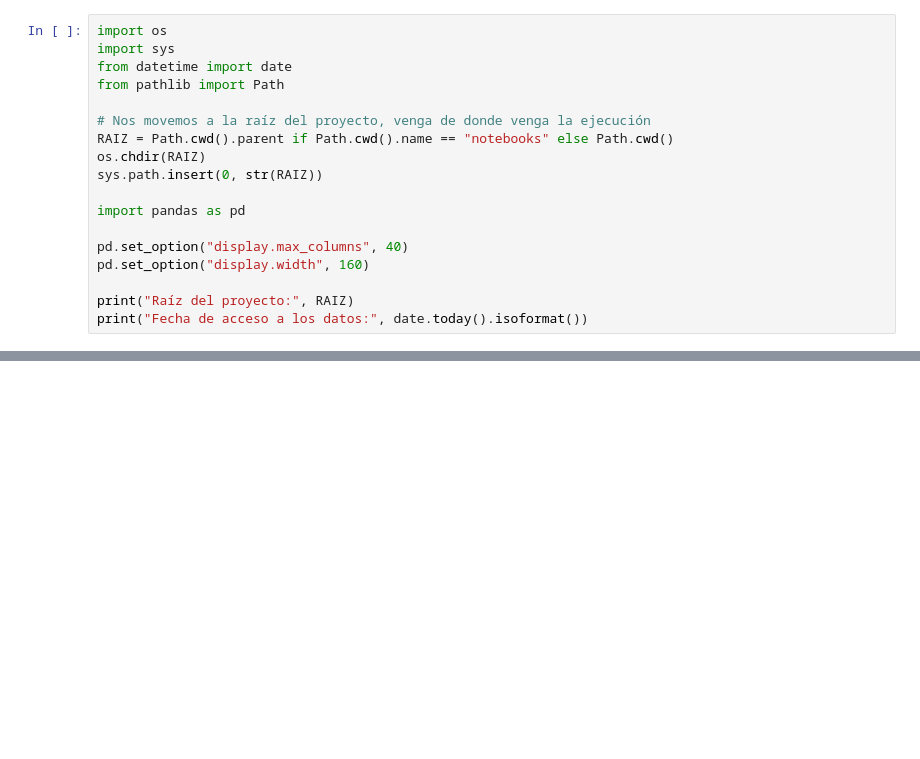
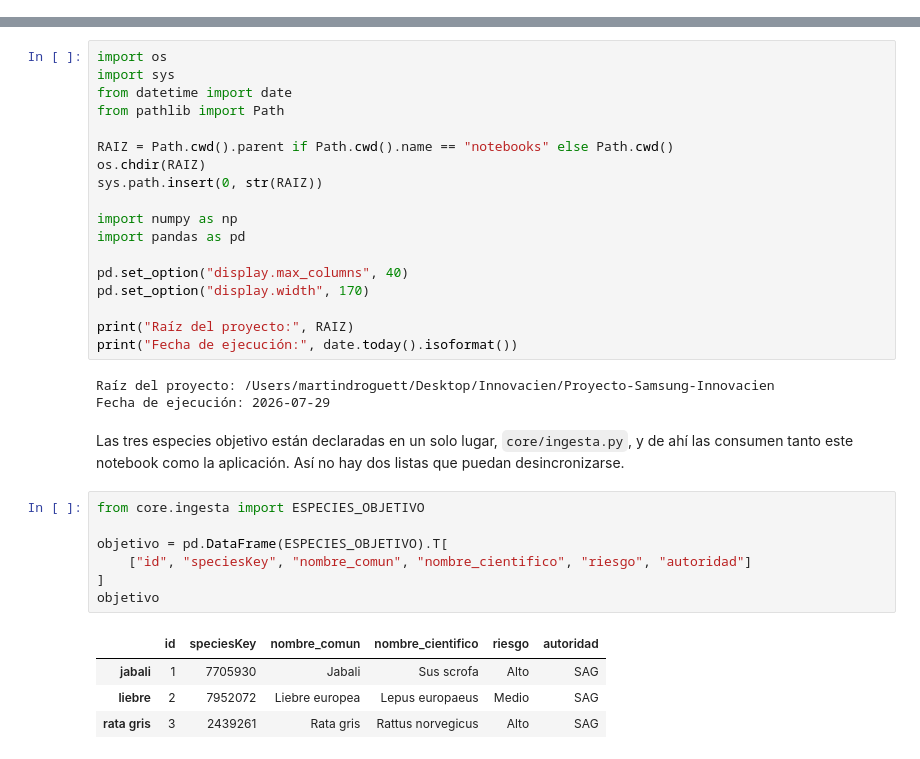
Before and after one commit to martindroguett/Proyecto-Samsung-Innovacien, a Jupyter notebook: notebooks/01_obtencion_y_limpieza.ipynb, the cells around one changed output, grey strips where cells are left out. Saved outputs shown, nothing was run; the diff lists cells and outputs as text; blank space fills up the shorter version.

Commit message:
refactorización de idea central para desarrollarla a las 3 especies principales.

```diff
--- a/notebooks/01_obtencion_y_limpieza.ipynb
+++ b/notebooks/01_obtencion_y_limpieza.ipynb
@@ -41,18 +0,0 @@ cualquiera de los dos lugares.
-# %%
-import os
-import sys
-from datetime import date
-from pathlib import Path
-
-# Nos movemos a la raíz del proyecto, venga de donde venga la ejecución
-RAIZ = Path.cwd().parent if Path.cwd().name == "notebooks" else Path.cwd()
-os.chdir(RAIZ)
-sys.path.insert(0, str(RAIZ))
-
-import pandas as pd
-
-pd.set_option("display.max_columns", 40)
-pd.set_option("display.width", 160)
-
-print("Raíz del proyecto:", RAIZ)
-print("Fecha de acceso a los datos:", date.today().isoformat())
@@ -558,0 +51,37 @@ El análisis continúa en [`02_analisis_urbano.ipynb`](02_analisis_urbano.ipynb)
+# %%
+import os
+import sys
+from datetime import date
+from pathlib import Path
+
+RAIZ = Path.cwd().parent if Path.cwd().name == "notebooks" else Path.cwd()
+os.chdir(RAIZ)
+sys.path.insert(0, str(RAIZ))
+
+import numpy as np
+import pandas as pd
+
+pd.set_option("display.max_columns", 40)
+pd.set_option("display.width", 170)
+
+print("Raíz del proyecto:", RAIZ)
+print("Fecha de ejecución:", date.today().isoformat())
+# %% [output]
+Raíz del proyecto: /Users/martindroguett/Desktop/Innovacien/Proyecto-Samsung-Innovacien
+Fecha de ejecución: 2026-07-29
+# %% [markdown]
+Las tres especies objetivo están declaradas en un solo lugar,
+`core/ingesta.py`, y de ahí las consumen tanto este notebook como la
+aplicación. Así no hay dos listas que puedan desincronizarse.
+# %%
+from core.ingesta import ESPECIES_OBJETIVO
+
+objetivo = pd.DataFrame(ESPECIES_OBJETIVO).T[
+    ["id", "speciesKey", "nombre_comun", "nombre_cientifico", "riesgo", "autoridad"]
+]
+objetivo
+# %% [output]
+|  | id | speciesKey | nombre_comun | nombre_cientifico | riesgo | autoridad |
+| jabali | 1 | 7705930 | Jabali | Sus scrofa | Alto | SAG |
+| liebre | 2 | 7952072 | Liebre europea | Lepus europaeus | Medio | SAG |
+| rata gris | 3 | 2439261 | Rata gris | Rattus norvegicus | Alto | SAG |
```
Also changed, not shown: parts of 64 cells of this notebook, 50 other files.
